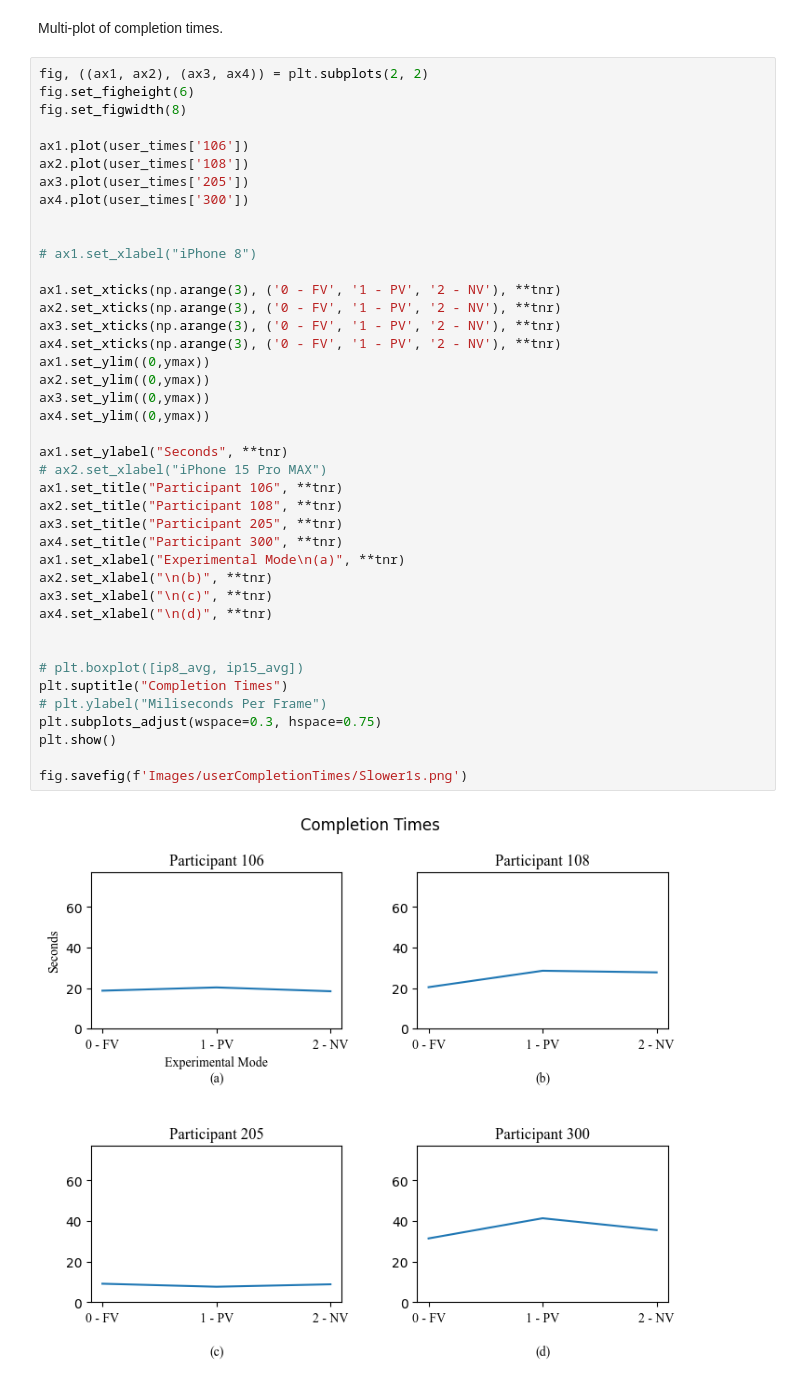
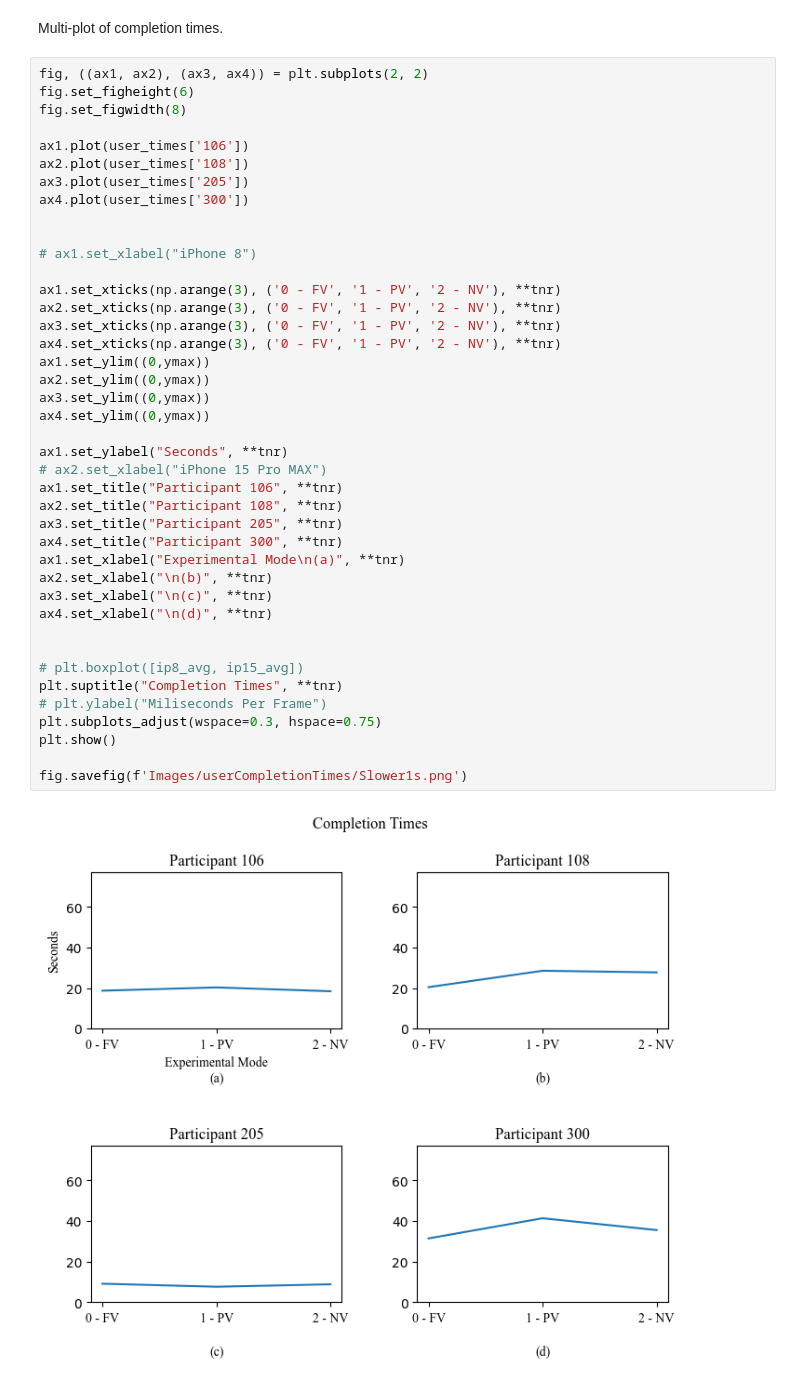
Before and after one commit to csu-hci-projects/FA23-FoldAR-Step-by-step-Instructions-for-Folding-Paper-Models-in-AR, a Jupyter notebook: Source Code/Data/FoldAR_NumericAnalysis.ipynb, the cells around one changed output. Saved outputs shown, nothing was run; the diff lists cells and outputs as text.

Commit message:
Update image title and nb

```diff
--- a/Source Code/Data/FoldAR_NumericAnalysis.ipynb
+++ b/Source Code/Data/FoldAR_NumericAnalysis.ipynb
@@ -655,32 +651,32 @@ ax4.plot(user_times['300'])
 # ax1.set_xlabel("iPhone 8")
 
 ax1.set_xticks(np.arange(3), ('0 - FV', '1 - PV', '2 - NV'), **tnr)
 ax2.set_xticks(np.arange(3), ('0 - FV', '1 - PV', '2 - NV'), **tnr)
 ax3.set_xticks(np.arange(3), ('0 - FV', '1 - PV', '2 - NV'), **tnr)
 ax4.set_xticks(np.arange(3), ('0 - FV', '1 - PV', '2 - NV'), **tnr)
 ax1.set_ylim((0,ymax))
 ax2.set_ylim((0,ymax))
 ax3.set_ylim((0,ymax))
 ax4.set_ylim((0,ymax))
 
 ax1.set_ylabel("Seconds", **tnr)
 # ax2.set_xlabel("iPhone 15 Pro MAX")
 ax1.set_title("Participant 106", **tnr)
 ax2.set_title("Participant 108", **tnr)
 ax3.set_title("Participant 205", **tnr)
 ax4.set_title("Participant 300", **tnr)
 ax1.set_xlabel("Experimental Mode\n(a)", **tnr)
 ax2.set_xlabel("\n(b)", **tnr)
 ax3.set_xlabel("\n(c)", **tnr)
 ax4.set_xlabel("\n(d)", **tnr)
 
 
 # plt.boxplot([ip8_avg, ip15_avg])
-plt.suptitle("Completion Times")
+plt.suptitle("Completion Times", **tnr)
 # plt.ylabel("Miliseconds Per Frame")
 plt.subplots_adjust(wspace=0.3, hspace=0.75)
 plt.show()
 
 fig.savefig(f'Images/userCompletionTimes/Slower1s.png')
 # %% [output]
-[figure, old version]
+[figure, new version]
```
Also changed, not shown: parts of 1 cell of this notebook, 1 other file.
